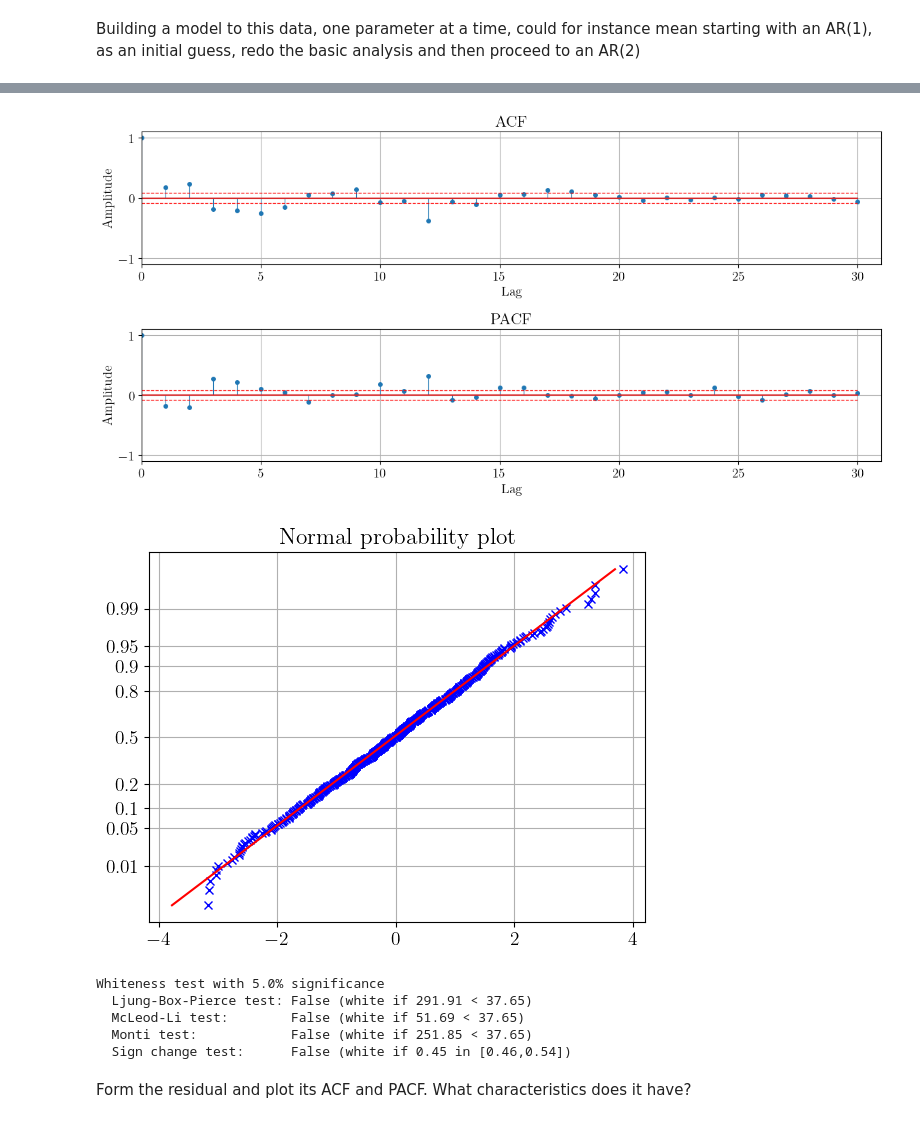
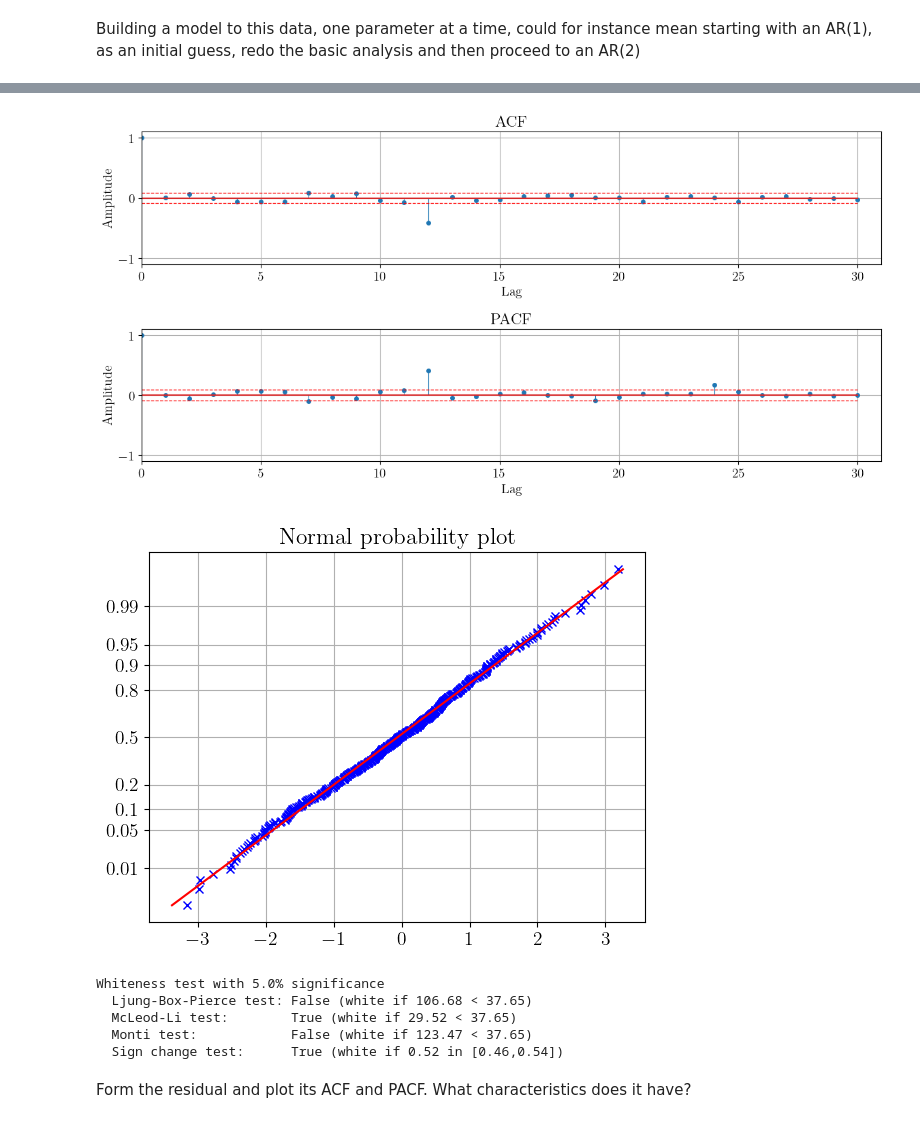
Before and after one commit to asifakhan09/MASM17-Time-series-analysis, a Jupyter notebook: Lab 1/lab1_johan.ipynb, the cells around one changed output, grey strips where cells are left out. Drawn from its saved outputs; the diff is of its cells as text; code cells hidden in the pictures.

```diff
--- a/Lab 1/lab1_johan.ipynb
+++ b/Lab 1/lab1_johan.ipynb
@@ -513,7 +513,7 @@ A_star = np.convolve(A, A12)
 
 
 # Simulate the process
-N = 600
+N = 500
 buffer = 100
 y = simulate_ARMA(A_star, C, sigma2=1.0, N=N, buffer=buffer)
 
@@ -571,12 +571,12 @@ for instance mean starting with an AR(1), as an initial guess, redo the basic
 analysis and then proceed to an AR(2)
 # %%
 # create a simple model for the data
-A = 1
+A = 2
 C = 1
 print("=" * 60)
 print(f"ARMA({A},{C}) Model")
 print("=" * 60)
-arma_model = estimateARMA(y_s, A=1, C=1, plot=False)
+arma_model = estimateARMA(y_s, A=A, C=C, plot=False)
 arma_model.summary()
 
 # Compute residuals
@@ -604,13 +604,13 @@ AIC : 1908.688   BIC : 1917.438
 
 
 ARMA(1,1) Residual Analysis:
-[figure, old version]
+[figure, new version]
-[figure, old version]
+[figure, new version]
 Whiteness test with 5.0% significance
-  Ljung-Box-Pierce test: False (white if 291.91 < 37.65)
-  McLeod-Li test:        False (white if 51.69 < 37.65)
-  Monti test:            False (white if 251.85 < 37.65)
-  Sign change test:      False (white if 0.45 in [0.46,0.54])
+  Ljung-Box-Pierce test: False (white if 106.68 < 37.65)
+  McLeod-Li test:        True (white if 29.52 < 37.65)
+  Monti test:            False (white if 123.47 < 37.65)
+  Sign change test:      True (white if 0.52 in [0.46,0.54])
 # %% [markdown]
 Form the residual and plot its ACF and PACF. What characteristics does it have?
 # %% [markdown]
```
Also changed, not shown: parts of 10 cells of this notebook.
